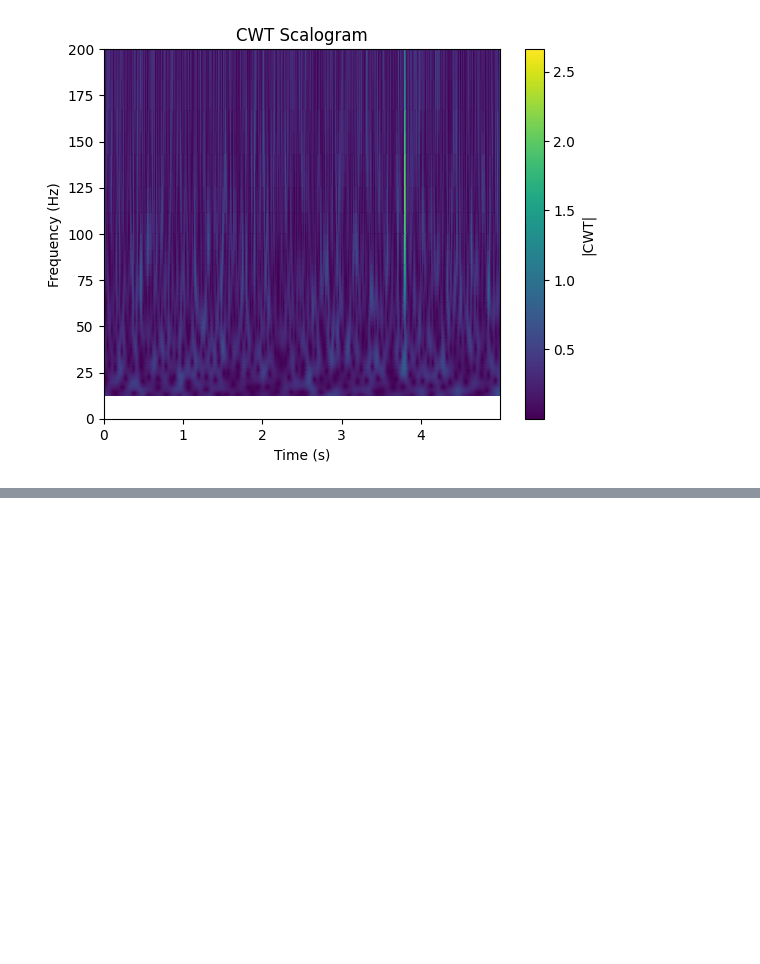
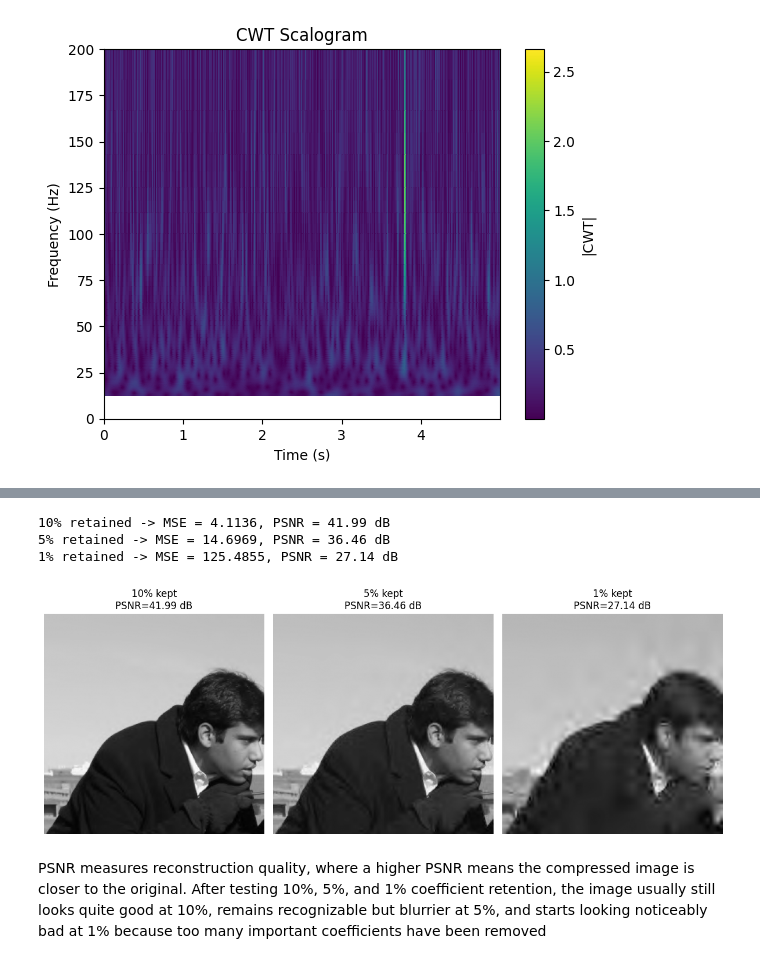
Before and after one commit to sarana22/Spectral-Features-for-Time-Series, a Jupyter notebook: SpectralFeatures.ipynb, the cells around one changed output, grey strips where cells are left out. Drawn from its saved outputs; the diff is of its cells as text; code cells hidden in the pictures; blank space fills up the shorter version.

Commit message:
Everything has been completed.

```diff
--- a/SpectralFeatures.ipynb
+++ b/SpectralFeatures.ipynb
@@ -412,0 +495,62 @@ CWT is better because it shows both time and frequency localization, so it can d
+# %%
+import pywt
+import numpy as np
+import matplotlib.pyplot as plt
+from skimage import data
+
+img = data.camera().astype(float)[:256, :256]
+
+def compress_and_psnr(img, keep_percent):
+    coeffs = pywt.wavedec2(img, 'db4', level=5)
+
+    # Flatten coefficients
+    all_c = [coeffs[0].ravel()]
+    for detail in coeffs[1:]:
+        for d in detail:
+            all_c.append(d.ravel())
+    all_flat = np.concatenate(all_c)
+
+    # Threshold for top keep_percent%
+    thresh = np.percentile(np.abs(all_flat), 100 - keep_percent)
+
+    # Keep only large coefficients
+    c_comp = [coeffs[0] * (np.abs(coeffs[0]) >= thresh)]
+    for detail in coeffs[1:]:
+        c_comp.append(tuple(d * (np.abs(d) >= thresh) for d in detail))
+
+    # Reconstruct image
+    img_compressed = pywt.waverec2(c_comp, 'db4')
+    img_compressed = img_compressed[:256, :256]
+
+    # MSE
+    mse = np.mean((img - img_compressed) ** 2)
+
+    # PSNR
+    psnr = 10 * np.log10((np.max(img) ** 2) / mse)
+
+    return img_compressed, mse, psnr
+
+# Try 10%, 5%, and 1%
+levels = [10, 5, 1]
+
+plt.figure(figsize=(12, 8))
+
+for i, level in enumerate(levels):
+    img_c, mse, psnr = compress_and_psnr(img, level)
+    print(f"{level}% retained -> MSE = {mse:.4f}, PSNR = {psnr:.2f} dB")
+
+    plt.subplot(1, 3, i + 1)
+    plt.imshow(img_c, cmap='gray')
+    plt.title(f'{level}% kept\nPSNR={psnr:.2f} dB')
+    plt.axis('off')
+
+plt.tight_layout()
+plt.show()
+# %% [output]
+10% retained -> MSE = 4.1136, PSNR = 41.99 dB
+5% retained -> MSE = 14.6969, PSNR = 36.46 dB
+1% retained -> MSE = 125.4855, PSNR = 27.14 dB
+[figure, added]
+# %% [markdown]
+
+PSNR measures reconstruction quality, where a higher PSNR means the compressed image is closer to the original. After testing 10%, 5%, and 1% coefficient retention, the image usually still looks quite good at 10%, remains recognizable but blurrier at 5%, and starts looking noticeably bad at 1% because too many important coefficients have been removed
```
Also changed, not shown: parts of 7 cells of this notebook.
